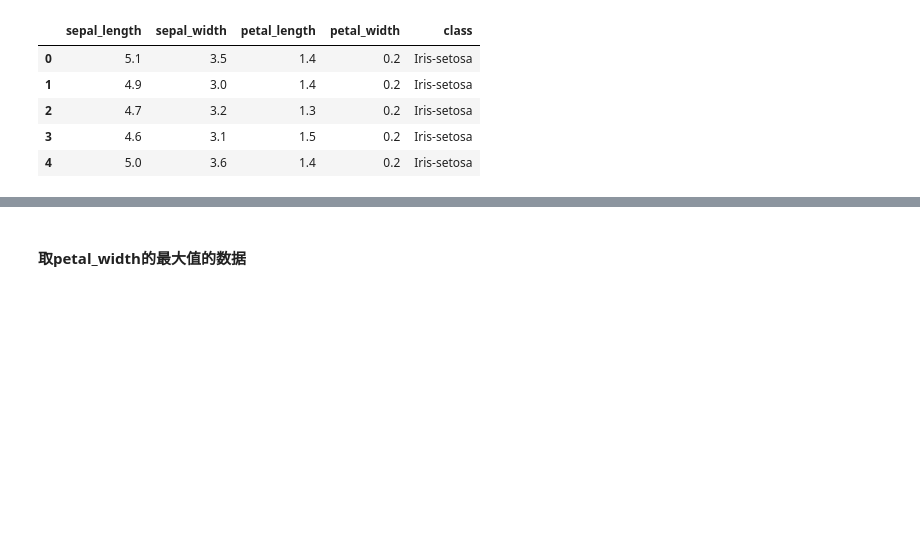
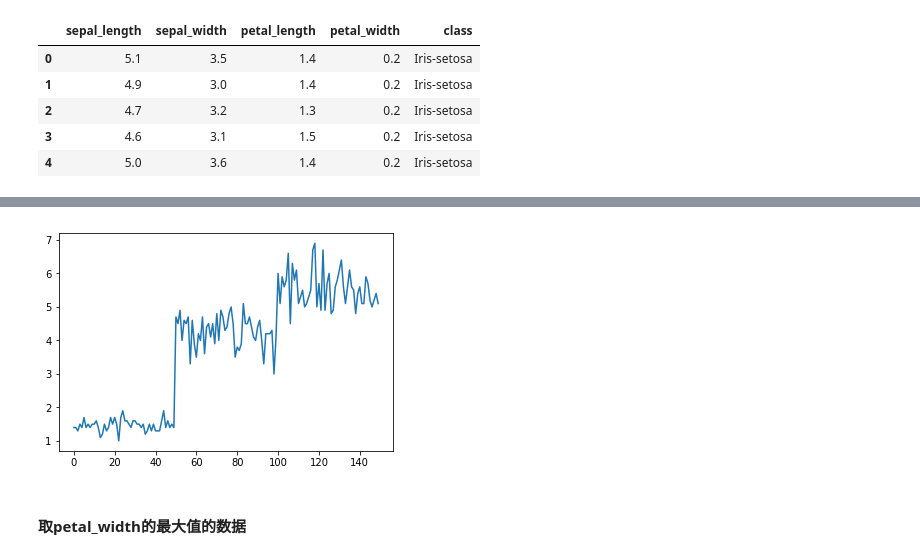
Before and after one commit to shadowimp/python-is-all-you-need, a Jupyter notebook: notebook/pandas_tutorial.ipynb, the cells around one changed output, grey strips where cells are left out. Cells and saved outputs as stored; diff of their text form; code cells hidden in the pictures; blank space fills up the shorter version.

```diff
--- a/notebook/pandas_tutorial.ipynb
+++ b/notebook/pandas_tutorial.ipynb
@@ -95,3 +125,8 @@ iris_data.head()
+# %%
+plt.plot(iris_data['petal_length'])
+plt.show()
+# %% [output]
+[figure, added]
 # %% [markdown]
 #### 取petal_width的最大值的数据
 # %%
```
Also changed, not shown: parts of 32 cells of this notebook, 5 other files.
